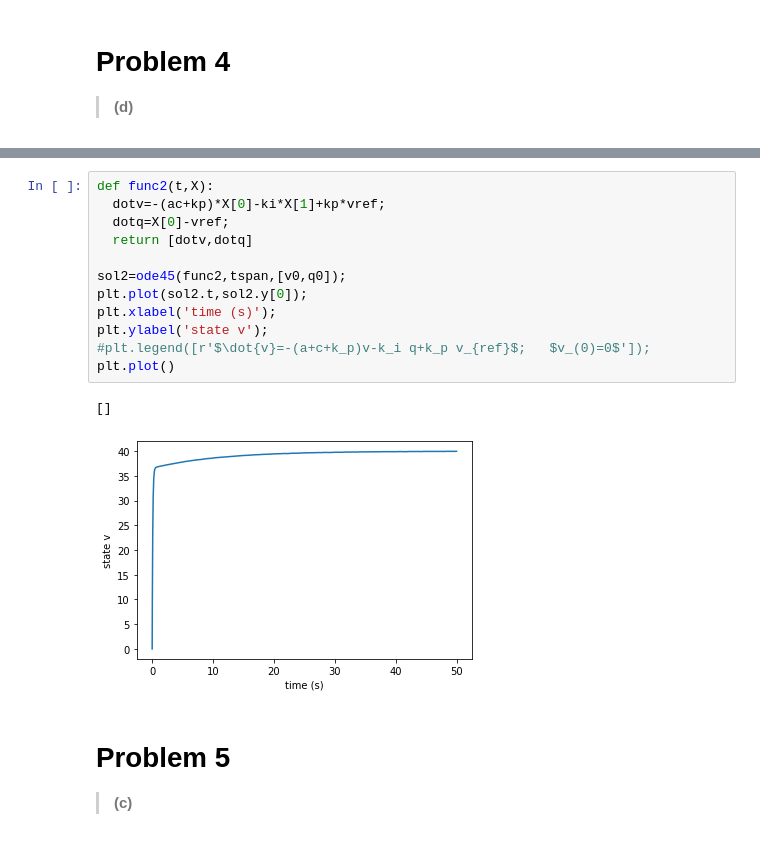
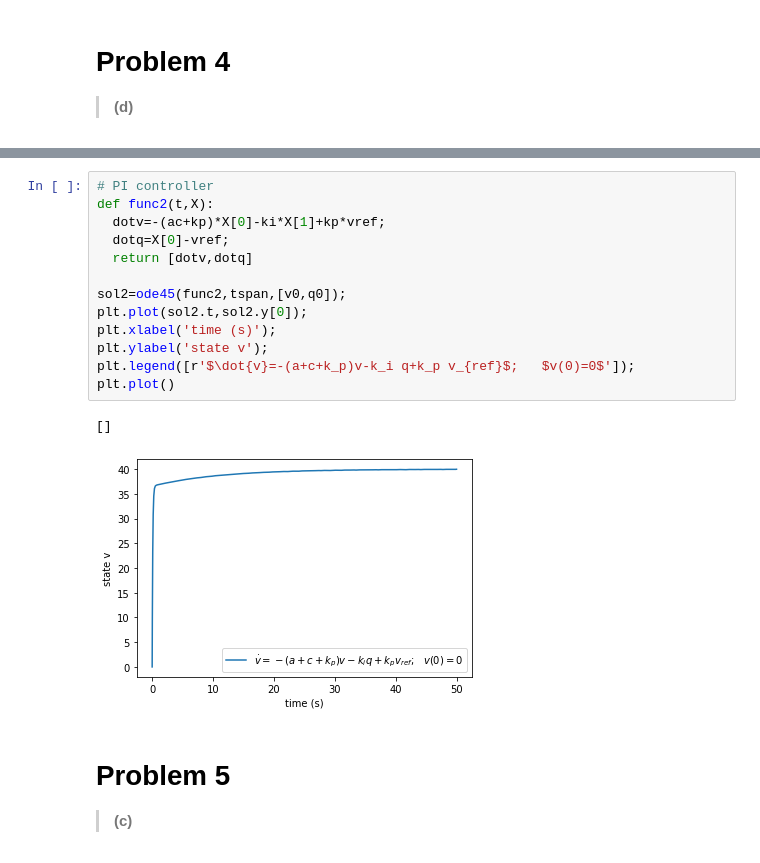
Before and after one commit to CSF0744/ECE171B, a Jupyter notebook: ECE171BHW3.ipynb, the cells around one changed output, grey strips where cells are left out. Saved outputs shown, nothing was run; the diff lists cells and outputs as text.

```diff
--- a/ECE171BHW3.ipynb
+++ b/ECE171BHW3.ipynb
@@ -34,20 +34,21 @@ plt.plot()
 []
 [figure]
 # %%
+# PI controller
 def func2(t,X):
   dotv=-(ac+kp)*X[0]-ki*X[1]+kp*vref;
   dotq=X[0]-vref;
   return [dotv,dotq]
 
 sol2=ode45(func2,tspan,[v0,q0]);
 plt.plot(sol2.t,sol2.y[0]);
 plt.xlabel('time (s)');
 plt.ylabel('state v');
-#plt.legend([r'$\dot{v}=-(a+c+k_p)v-k_i q+k_p v_{ref}$;   $v_(0)=0$']);
+plt.legend([r'$\dot{v}=-(a+c+k_p)v-k_i q+k_p v_{ref}$;   $v(0)=0$']);
 plt.plot()
 # %% [output]
 []
-[figure, old version]
+[figure, new version]
 # %% [markdown]
 # Problem 5
 > **(c)**
```
Also changed, not shown: parts of 2 cells of this notebook.
